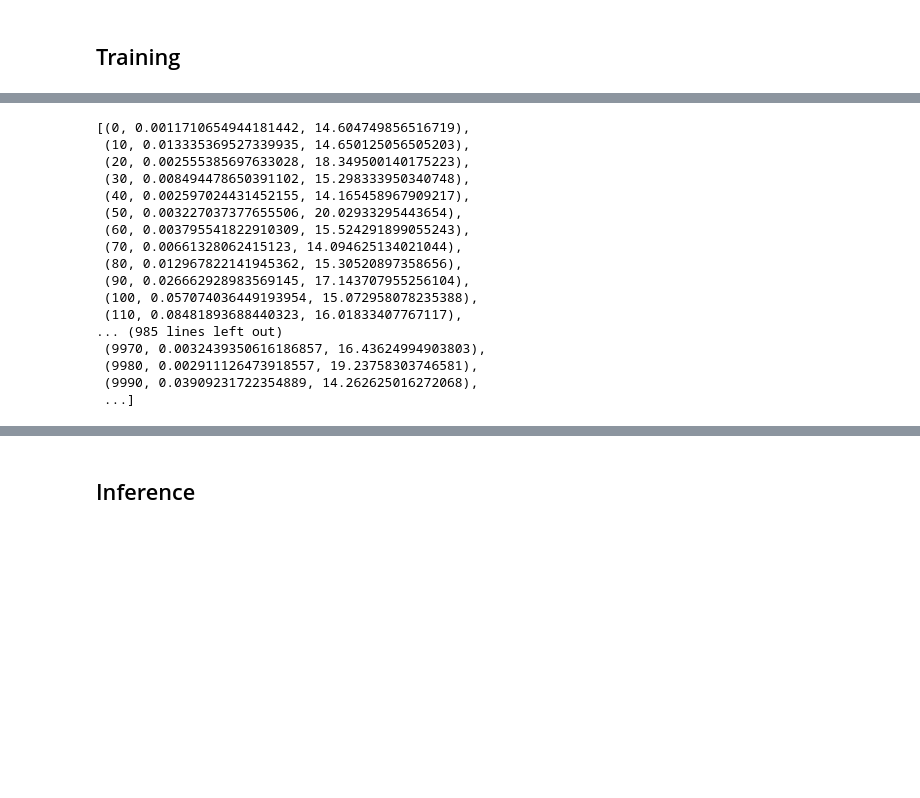
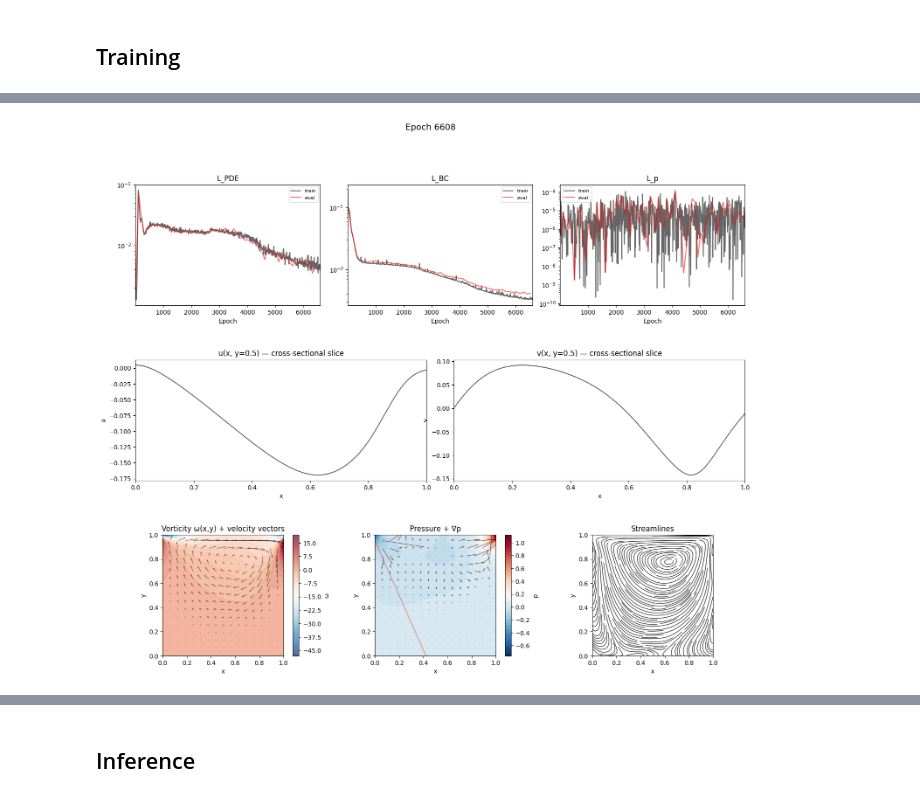
Before and after one commit to ozkansafak/pinn, a Jupyter notebook: notebook.ipynb, the cells around one changed output, grey strips where cells are left out. Cells and saved outputs as stored; diff of their text form; code cells hidden in the pictures; blank space fills up the shorter version.

Commit message:
adding image to README.

```diff
--- a/notebook.ipynb
+++ b/notebook.ipynb
@@ -11,6 +14,7 @@ from pinn import PINN, ns_residual, make_boundary_data, make_collocation_points,
 # %%
-N_b = 200  # boundary sample points
-N_f = 10_000  # collocation (interior) points
+# Define Hyperparameters
+N_b = 1_000  # boundary sample points
+N_f = 10_000  # training collocation points
 N_eval_pde = 2_000  # fresh points for eval L_pde (every 100 epochs)
 nu = 0.01  # kinematic viscosity  →  Re = U*L/nu = 100
 layers = [2, 64, 64, 64, 64, 3]
@@ -18,3 +22,9 @@ layers = [2, 64, 64, 64, 64, 3]
 lr = 1e-3
 num_epochs = 50_000
 log_every = 5_000
+
+# Data
+x_bc, y_bc, u_bc, v_bc = make_boundary_data(N_b)
+
+print(f"Boundary points : {x_bc.shape[0]}")
+print(f"Collocation pts : {N_f}  (resampled each epoch)")
@@ -35,8 +37,17 @@ Collocation pts : 10000
 net = PINN(layers)
 opt = torch.optim.Adam(net.parameters(), lr=lr)
 
-loss_history = []
-eval_history = []  # (epoch, l_pde_eval, eval_time_ms)
+epochs_train   = []
+train_loss     = []
+train_pde_loss = []
+train_bc_loss  = []
+train_p_loss   = []
+
+epochs_eval   = []
+eval_pde_loss = []
+eval_bc_loss  = []
+eval_p_loss   = []
+
 epoch = 0
 
 total_params = sum(p.numel() for p in net.parameters())
@@ -92,21 +131,18 @@ print(f"Training complete — {total_min:.1f} min  (epoch:{len(loss_history)-1})
-# %%
-eval_history
-# %% [output]
-[(0, 0.0011710654944181442, 14.604749856516719),
- (10, 0.013335369527339935, 14.650125056505203),
- (20, 0.002555385697633028, 18.349500140175223),
- (30, 0.008494478650391102, 15.298333950340748),
- (40, 0.002597024431452155, 14.165458967909217),
- (50, 0.003227037377655506, 20.02933295443654),
- (60, 0.003795541822910309, 15.524291899055243),
- (70, 0.00661328062415123, 14.094625134021044),
- (80, 0.012967822141945362, 15.30520897358656),
- (90, 0.026662928983569145, 17.143707955256104),
- (100, 0.057074036449193954, 15.072958078235388),
- (110, 0.08481893688440323, 16.01833407767117),
-... (985 lines left out)
- (9970, 0.0032439350616186857, 16.43624994903803),
- (9980, 0.002911126473918557, 19.23758303746581),
- (9990, 0.03909231722354889, 14.262625016272068),
- ...]
+# %%
+import importlib, pinn
+importlib.reload(pinn)
+from pinn import visualize
+
+visualize(net, epoch, {
+    'epochs_train':   epochs_train,
+    'train_pde_loss': train_pde_loss,
+    'train_bc_loss':  train_bc_loss,
+    'train_p_loss':   train_p_loss,
+    'epochs_eval':    epochs_eval,
+    'eval_pde_loss':  eval_pde_loss,
+    'eval_bc_loss':   eval_bc_loss,
+    'eval_p_loss':    eval_p_loss,
+})
+# %% [output]
+[figure, added]
 # %%
```
Also changed, not shown: parts of 12 cells of this notebook, 5 other files.
